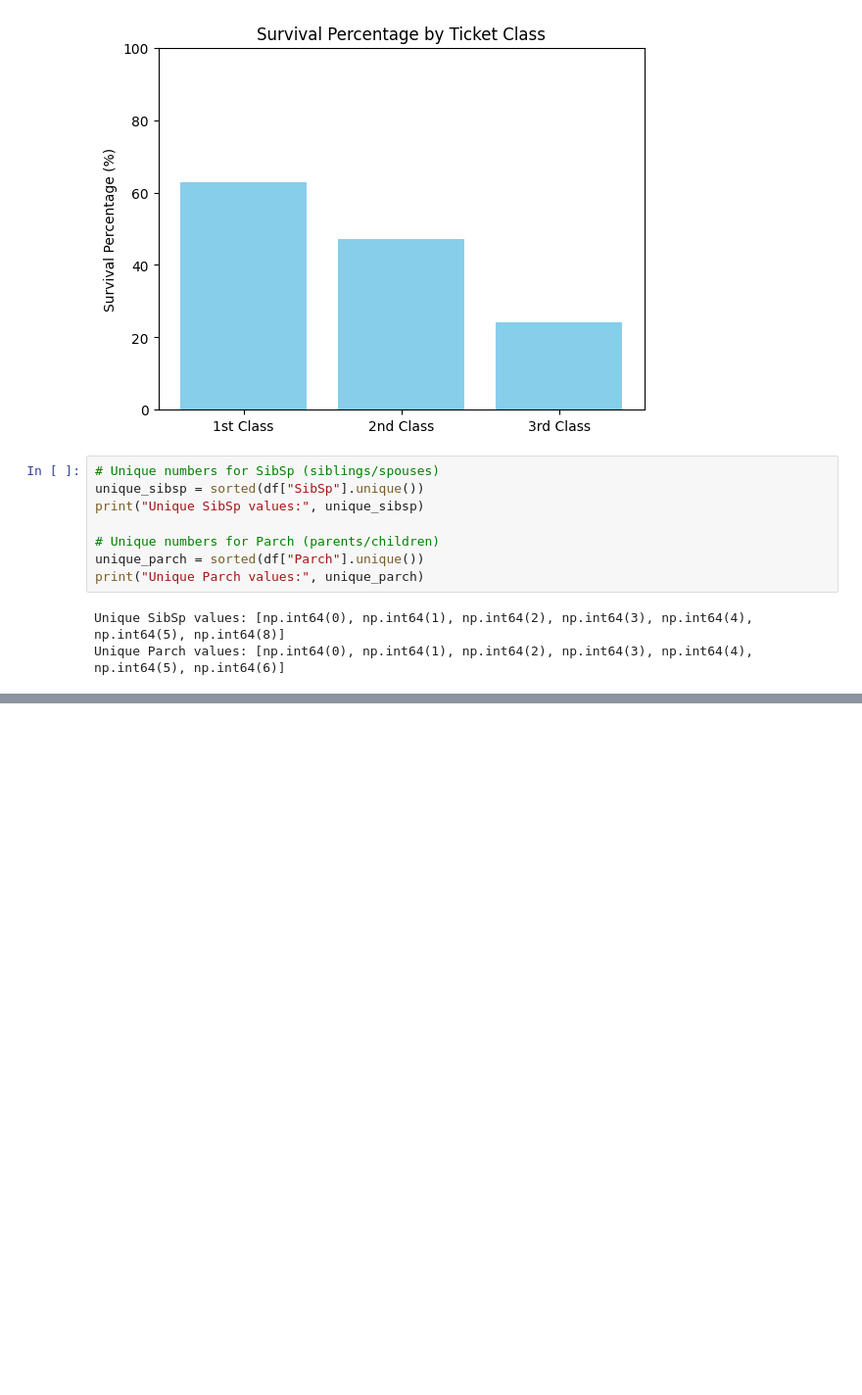
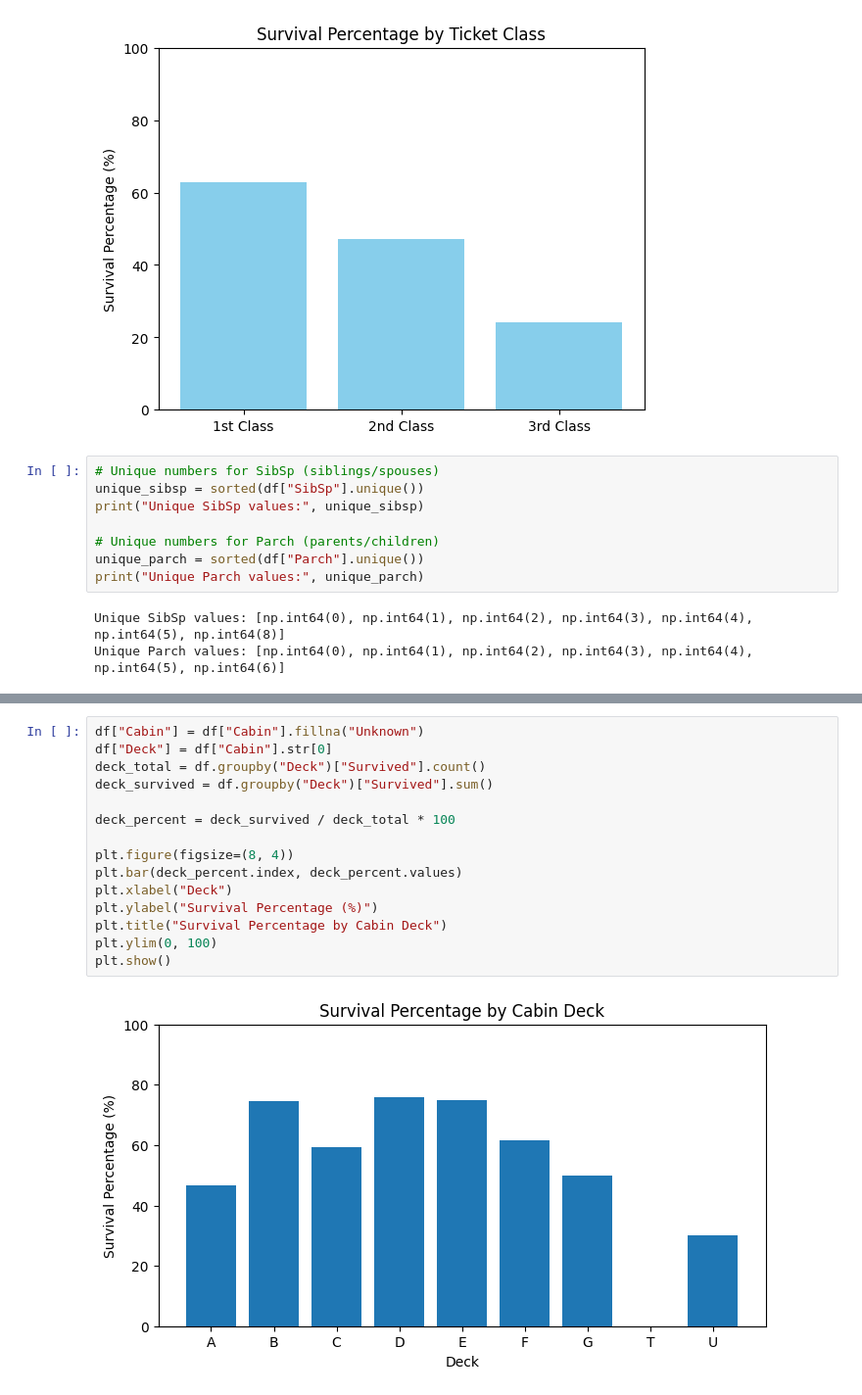
Before and after one commit to aminehabchi/kaggle-titanic, a Jupyter notebook: notebook/EDA.ipynb, the cells around one changed output, grey strips where cells are left out. Shown at 98% size. Drawn from its saved outputs; the diff is of its cells as text; blank space fills up the shorter version.

```diff
--- a/notebook/EDA.ipynb
+++ b/notebook/EDA.ipynb
@@ -168,0 +227,17 @@ plt.show()
+# %%
+df["Cabin"] = df["Cabin"].fillna("Unknown")
+df["Deck"] = df["Cabin"].str[0]
+deck_total = df.groupby("Deck")["Survived"].count()
+deck_survived = df.groupby("Deck")["Survived"].sum()
+
+deck_percent = deck_survived / deck_total * 100
+
+plt.figure(figsize=(8, 4))
+plt.bar(deck_percent.index, deck_percent.values)
+plt.xlabel("Deck")
+plt.ylabel("Survival Percentage (%)")
+plt.title("Survival Percentage by Cabin Deck")
+plt.ylim(0, 100)
+plt.show()
+# %% [output]
+[figure, added]
```
Also changed, not shown: parts of 11 cells of this notebook, 43 other files.
